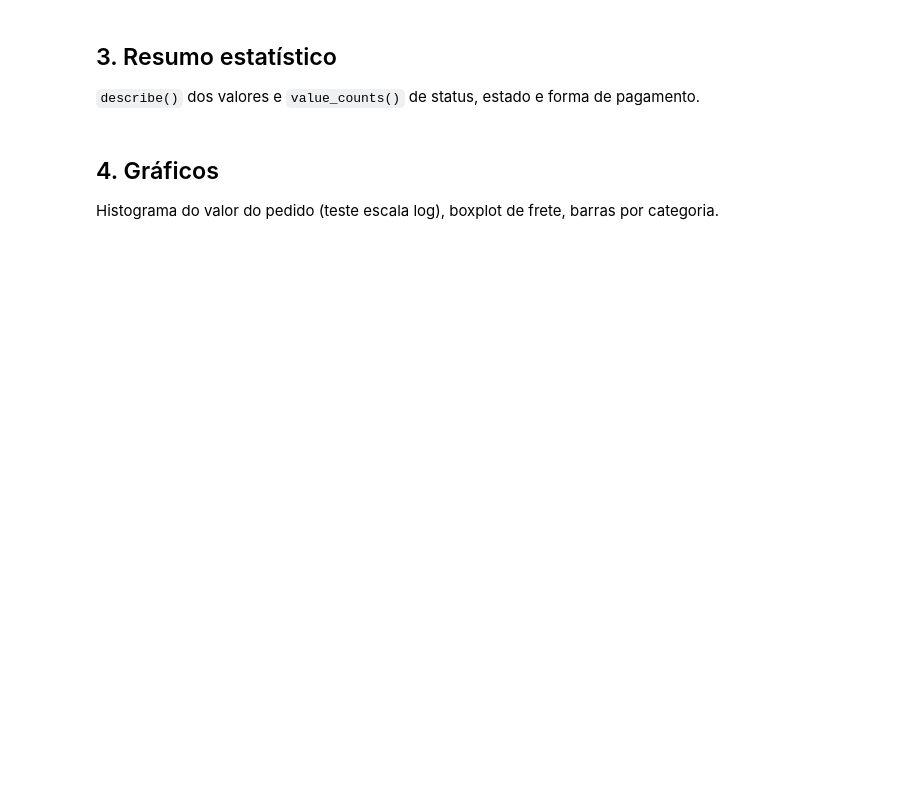
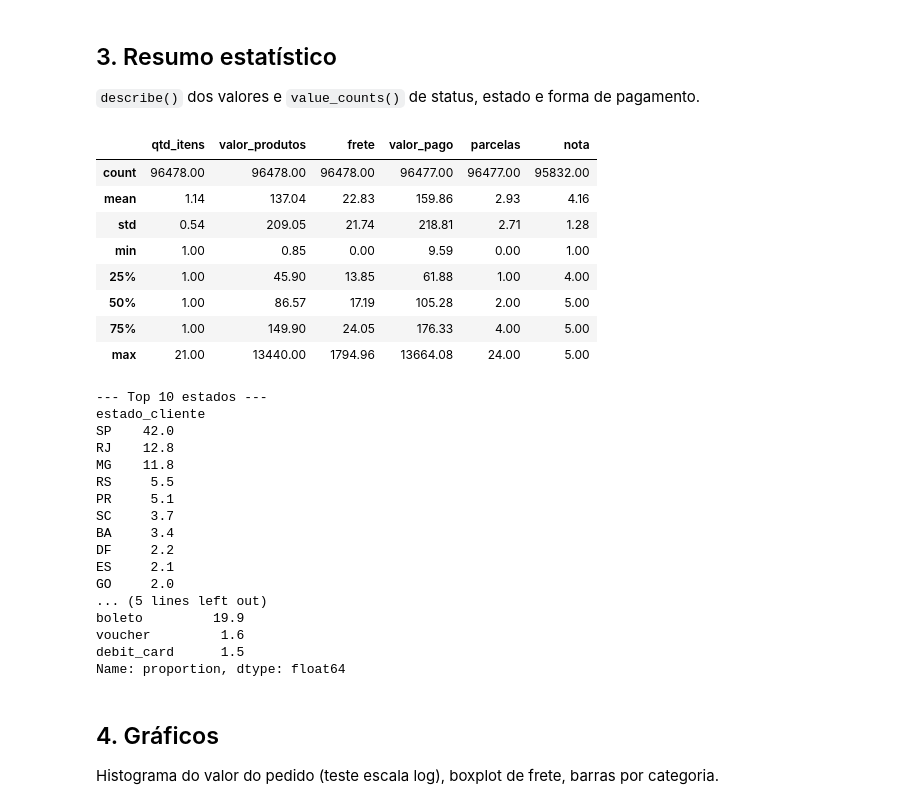
Before and after one commit to jessicapmartins/segmentacao-clientes-olist, a Jupyter notebook: notebooks/02_eda.ipynb, the cells around one changed output. Saved outputs shown, nothing was run; the diff lists cells and outputs as text; code cells hidden in the pictures; blank space fills up the shorter version.

```diff
--- a/notebooks/02_eda.ipynb
+++ b/notebooks/02_eda.ipynb
@@ -27,6 +126,44 @@ Faltantes por coluna, duplicados, datas em formato errado, pedidos cancelados.
 # %% [markdown]
 ## 3. Resumo estatístico
 `describe()` dos valores e `value_counts()` de status, estado e forma de pagamento.
+# %%
+# A partir daqui, só pedidos entregues (mesmo critério do notebook 01)
+entregues = pedidos[pedidos['order_status'] == 'delivered'].copy()
+
+display(entregues[['qtd_itens', 'valor_produtos', 'frete', 'valor_pago', 'parcelas', 'nota']]
+        .describe().round(2))
+
+print('--- Top 10 estados ---')
+print(entregues['estado_cliente'].value_counts(normalize=True).head(10).mul(100).round(1))
+print('\n--- Forma de pagamento ---')
+print(entregues['tipo_pagamento'].value_counts(normalize=True).mul(100).round(1))
+# %% [output]
+|  | qtd_itens | valor_produtos | frete | valor_pago | parcelas | nota |
+| count | 96478.00 | 96478.00 | 96478.00 | 96477.00 | 96477.00 | 95832.00 |
+| mean | 1.14 | 137.04 | 22.83 | 159.86 | 2.93 | 4.16 |
+| std | 0.54 | 209.05 | 21.74 | 218.81 | 2.71 | 1.28 |
+| min | 1.00 | 0.85 | 0.00 | 9.59 | 0.00 | 1.00 |
+| 25% | 1.00 | 45.90 | 13.85 | 61.88 | 1.00 | 4.00 |
+| 50% | 1.00 | 86.57 | 17.19 | 105.28 | 2.00 | 5.00 |
+| 75% | 1.00 | 149.90 | 24.05 | 176.33 | 4.00 | 5.00 |
+| max | 21.00 | 13440.00 | 1794.96 | 13664.08 | 24.00 | 5.00 |
+--- Top 10 estados ---
+estado_cliente
+SP    42.0
+RJ    12.8
+MG    11.8
+RS     5.5
+PR     5.1
+SC     3.7
+BA     3.4
+DF     2.2
+ES     2.1
+GO     2.0
+... (5 lines left out)
+boleto         19.9
+voucher         1.6
+debit_card      1.5
+Name: proportion, dtype: float64
 # %% [markdown]
 ## 4. Gráficos
 Histograma do valor do pedido (teste escala log), boxplot de frete, barras por categoria.
```
Also changed, not shown: parts of 7 cells of this notebook.
